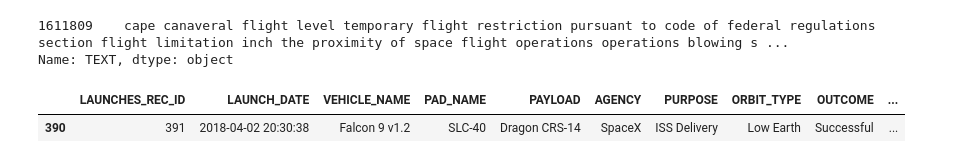
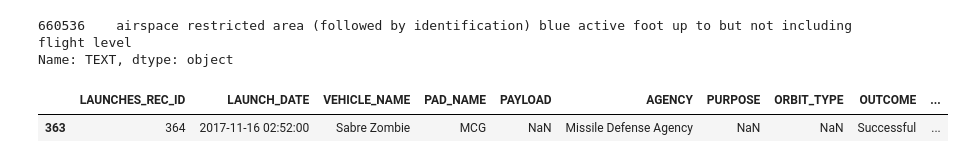
Before and after one commit to DAEN-Team-1/Final, a Jupyter notebook: DateFiltering.ipynb, the cells around one changed output. Cells and saved outputs as stored; diff of their text form; code cells hidden in the pictures.

```diff
--- a/DateFiltering.ipynb
+++ b/DateFiltering.ipynb
@@ -59,8 +13,16 @@ dtype: int64
 #time = '10/05/2017  08:00:00 AM' #349
 #time = '2/20/2016  7:40:00 PM' #230
 #time = '4/22/2020  7:30:30 PM' #514
-time = '4/2/2018  8:30:38 PM' #391
-#time = '11/16/2017  2:52:00 AM' #364
+#time = '4/2/2018  8:30:38 PM' #391
+time = '11/16/2017  2:52:00 AM' #364
+#time = '12/5/2018  6:16:16 PM' #438
+#time = '10/17/2018  4:15:00 AM' #431 has JAXA launch in it as well (t=6)
+#time = '9/24/2017  5:49:47 AM' #347
+#time = '8/6/2019  11:23:00 PM' #475 has a russian launch as well (t=6)
+#time = '3/26/2020  8:18:00 PM' #512
+#time = '3/18/2017  11:44:00 PM' #305
+#time = '8/16/2016  11:31:00 PM' #262
+#time = '5/26/2016  9:40:00 PM' #248
 
 date_time_obj = datetime.strptime(time, '%m/%d/%Y %H:%M:%S %p')
 # %%
@@ -74,7 +36,7 @@ filterB = filterA[filterA['MAX_ALT'] >= 50000 | filterA['MAX_ALT'].isna()]
 filterC = filterB[(filterB['TEXT'].str.contains(r'(?:\s|^)rocket(?:\s|$)') == True) |
                       (filterB['TEXT'].str.contains(r'(?:\s|^)space(?:\s|$)') == True) |
                       (filterB['TEXT'].str.contains(r'(?:\s|^)launch(?:\s|$)') == True) |
-                      #(filterB['TEXT'].str.contains(r'(?:\s|^)satellite(?:\s|$)') == True) |
+                      (filterB['TEXT'].str.contains(r'(?:\s|^)airspace restricted(?:\s|$)') == True) |
                       (filterB['TEXT'].str.contains(r'(?:\s|^)missile(?:\s|$)') == True) |
                       (filterB['TEXT'].str.contains(r'(?:\s|^)canaveral(?:\s|$)') == True) |
                       (filterB['TEXT'].str.contains(r'(?:\s|^)kennedy(?:\s|$)') == True) |
@@ -116,5 +74,5 @@ filterD[['TOPIC','NOTAM_REC_ID', 'TEXT']]
 # %%
 # Topic filter
-filterE = filterD[filterD['TOPIC'] == 3]
+filterE = filterD[(filterD['TOPIC'] == 0) | (filterD['TOPIC'] == 7)]
 # %%
 # Print out
@@ -150,7 +114,7 @@ def getNotams(time):
     filterD = filterC[(filterC['TEXT'].str.contains(r'(?:\s|^)rocket(?:\s|$)') == True) |
                       (filterC['TEXT'].str.contains(r'(?:\s|^)space(?:\s|$)') == True) |
                       (filterC['TEXT'].str.contains(r'(?:\s|^)launch(?:\s|$)') == True) |
-                      #(filterC['TEXT'].str.contains(r'(?:\s|^)satellite(?:\s|$)') == True) |
+                      (filterC['TEXT'].str.contains(r'(?:\s|^)airspace restricted(?:\s|$)') == True) |
                       (filterC['TEXT'].str.contains(r'(?:\s|^)missile(?:\s|$)') == True) |
                       (filterC['TEXT'].str.contains(r'(?:\s|^)canaveral(?:\s|$)') == True) |
                       (filterC['TEXT'].str.contains(r'(?:\s|^)kennedy(?:\s|$)') == True) |
@@ -158,7 +122,7 @@ def getNotams(time):
                       (filterC['TEXT'].str.contains(r'(?:\s|^)unlimited(?:\s|$)') == True) ]
 
     # Topic filter
-    filterE = filterD[filterD['TOPIC'] == 3]
+    filterE = filterD[(filterD['TOPIC'] == 0) | (filterD['TOPIC'] == 7)]
 
     if len(filterE['NOTAM_REC_ID'] > 0):
         return filterE['NOTAM_REC_ID'].tolist()
@@ -187,12 +151,12 @@ df2[~df2['DISCOVERED'].isnull().values]
 # %%
 # Testing
-df4[df4['NOTAM_REC_ID'] == 1612522]['TEXT']
+df4[df4['NOTAM_REC_ID'] == 660938]['TEXT']
 # %% [output]
-1611809    cape canaveral flight level temporary flight restriction pursuant to code of federal regulations section flight limitation inch the proximity of space flight operations operations blowing s ...
+660536    airspace restricted area (followed by identification) blue active foot up to but not including flight level
 Name: TEXT, dtype: object
 # %%
 # Testing
-df2[df2['LAUNCHES_REC_ID'] == 391]
+df2[df2['LAUNCHES_REC_ID'] == 364]
 # %% [output]
 |  | LAUNCHES_REC_ID | LAUNCH_DATE | VEHICLE_NAME | PAD_NAME | PAYLOAD | AGENCY | PURPOSE | ORBIT_TYPE | OUTCOME | ... |
-| 390 | 391 | 2018-04-02 20:30:38 | Falcon 9 v1.2 | SLC-40 | Dragon CRS-14 | SpaceX | ISS Delivery | Low Earth | Successful | ... |
+| 363 | 364 | 2017-11-16 02:52:00 | Sabre Zombie | MCG | NaN | Missile Defense Agency | NaN | NaN | Successful | ... |
```
Also changed, not shown: parts of 12 cells of this notebook.
